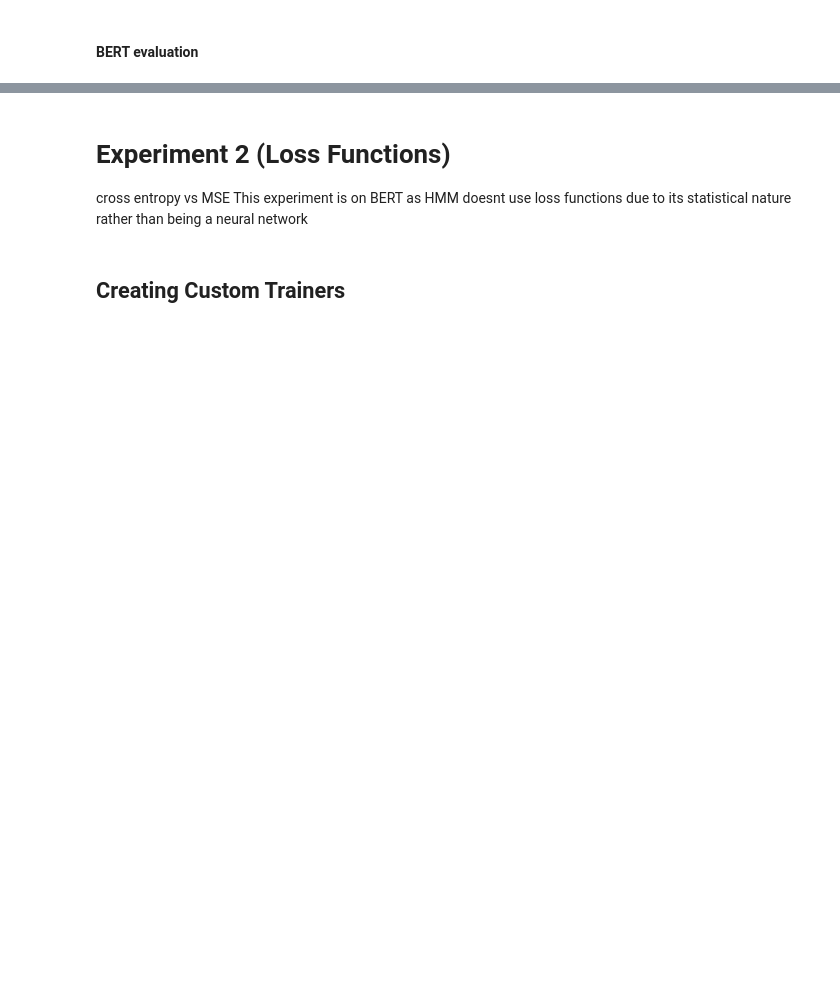
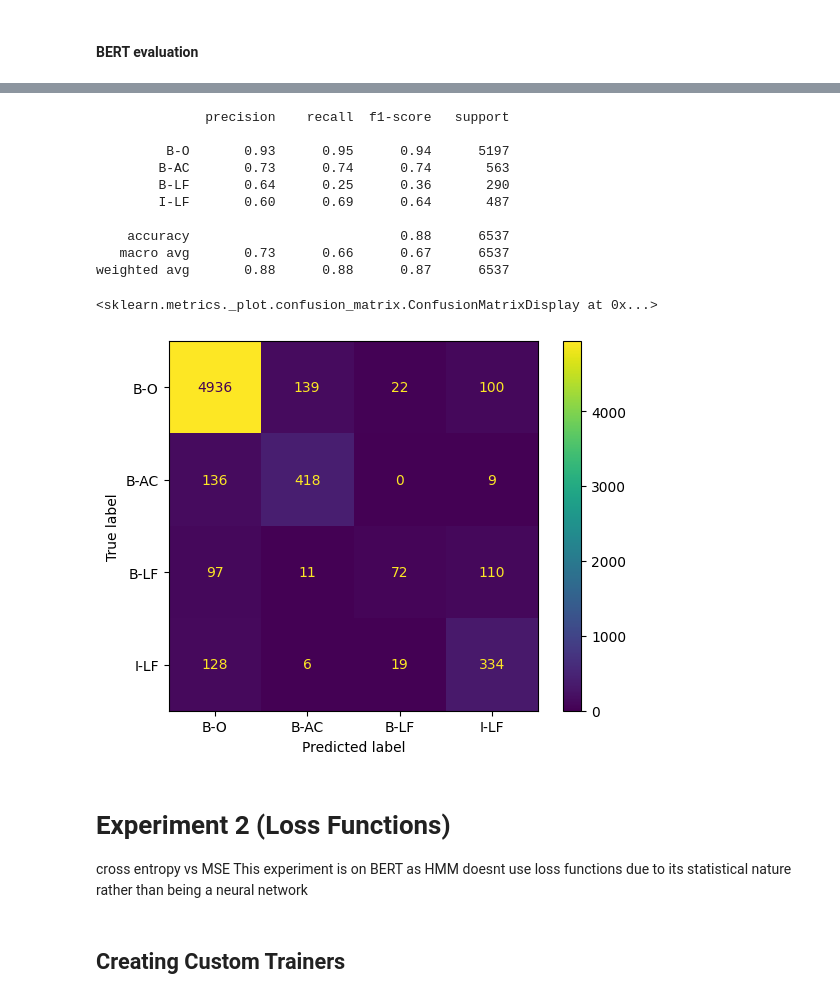
Before and after one commit to SurtMcGert/Abbreviation-detection-in-text, a Jupyter notebook: NLP-Coursework.ipynb, the cells around one changed output, grey strips where cells are left out. Saved outputs shown, nothing was run; the diff lists cells and outputs as text; code cells hidden in the pictures; blank space fills up the shorter version.

```diff
--- a/NLP-Coursework.ipynb
+++ b/NLP-Coursework.ipynb
@@ -618,0 +688,2 @@ print(metrics)
+# %%
+BERT_predicts = BERTtrainer.predict(tokenized_datasets["validation"])
@@ -619,3 +701,35 @@ print(metrics)
+# %%
+predictions = BERT_predicts.predictions.argmax(-1)
+labels = BERT_predicts.label_ids
+
+true_predictions = [
+        [label_list[p] for (p, l) in zip(prediction, label) if l != -100]
+        for prediction, label in zip(predictions, labels)
+    ]
+true_labels = [
+        [label_list[l] for (p, l) in zip(prediction, label) if l != -100]
+        for prediction, label in zip(predictions, labels)
+    ]
+
+true_predictions = [item for sublist in true_predictions for item in sublist]
+labels = [item for sublist in true_labels for item in sublist]
+
+cm = confusion_matrix(labels, true_predictions, labels=label_list)
+disp = ConfusionMatrixDisplay(confusion_matrix=cm, display_labels=label_list)
+disp.plot()
+# %% [output]
+              precision    recall  f1-score   support
+
+         B-O       0.93      0.95      0.94      5197
+        B-AC       0.73      0.74      0.74       563
+        B-LF       0.64      0.25      0.36       290
+        I-LF       0.60      0.69      0.64       487
+
+    accuracy                           0.88      6537
+   macro avg       0.73      0.66      0.67      6537
+weighted avg       0.88      0.88      0.87      6537
+<sklearn.metrics._plot.confusion_matrix.ConfusionMatrixDisplay at 0x...>
+[figure, added]
 # %% [markdown]
 # Experiment 2 (Loss Functions)
 cross entropy vs MSE
```
Also changed, not shown: parts of 33 cells of this notebook, 1 other file.
